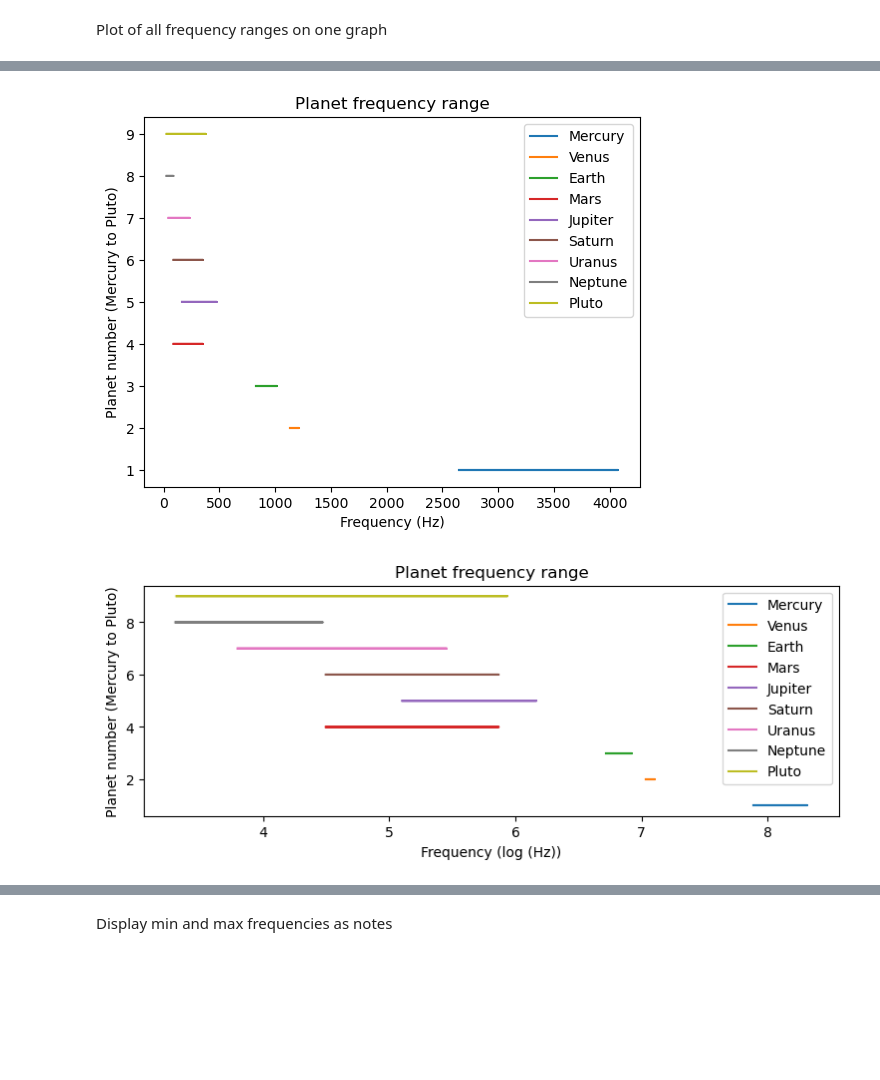
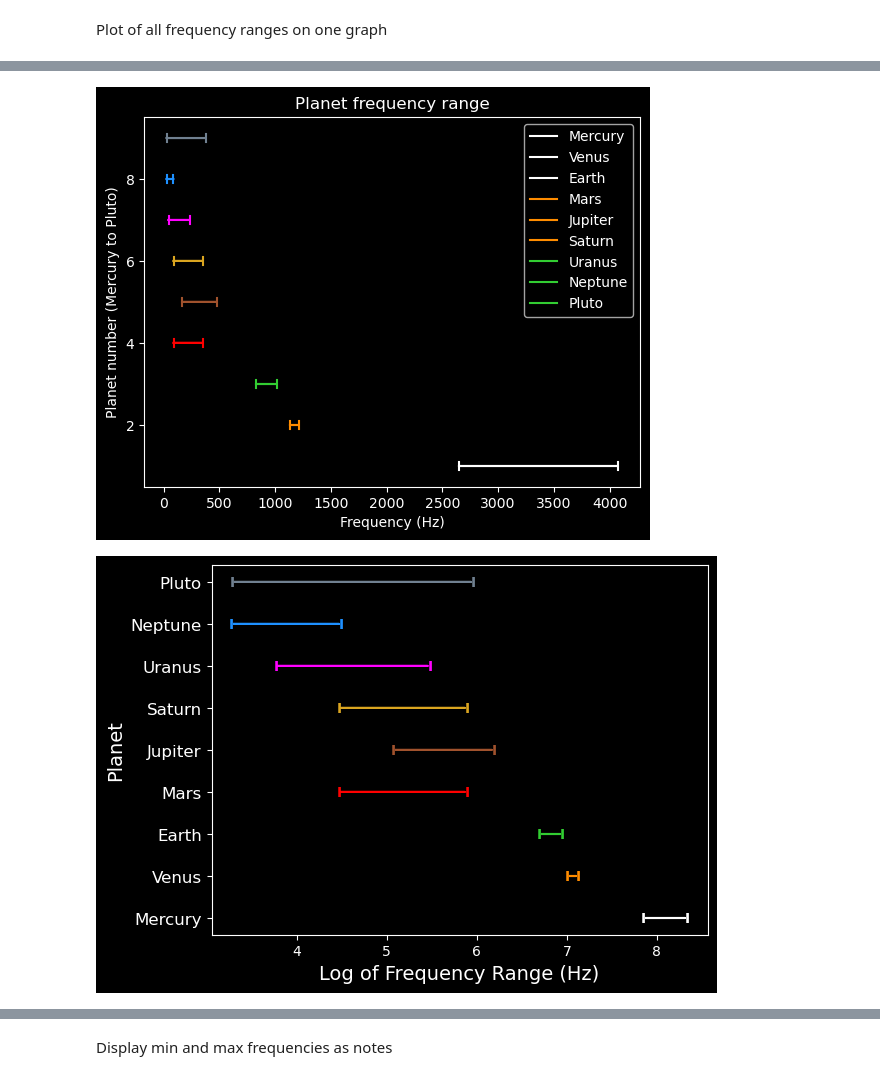
Before and after one commit to neil-power/music_of_the_spheres, a Jupyter notebook: group project.ipynb, the cells around one changed output, grey strips where cells are left out. Drawn from its saved outputs; the diff is of its cells as text; code cells hidden in the pictures; blank space fills up the shorter version.

Commit message:
Changed graph formatting

```diff
--- a/group project.ipynb
+++ b/group project.ipynb
@@ -150,6 +151,7 @@ plt.show()
 # %% [markdown]
 Plot planet-sun distance over time
 # %%
+plt.style.use('dark_background')
 for i,planet in enumerate(Planets):
     t,d = planet.plot_distance()
     t_total.append(t)
@@ -265,6 +267,7 @@ def midi_pitch_number(freq):
 # %% [markdown]
 Plotting range of frequencies achieved by each planet over its orbit
 # %%
+plt.style.use('dark_background')
 freq_total = []
 fig, axes = plt.subplots(3,3)
 
@@ -286,6 +289,7 @@ plt.show()
 # %% [markdown]
 Plot of all frequency ranges on one graph
 # %%
+plt.style.use('dark_background')
 for i,planet in enumerate(Planets):
     plt.plot(t_total[i],freq_total[i])
 
@@ -299,6 +303,10 @@ plt.show()
 # %%
+plt.style.use('dark_background')
+planet_colours = ["white","darkorange","limegreen","red","sienna","goldenrod","fuchsia","dodgerblue","slategrey"]
 for i,planet in enumerate(Planets):
-    plt.plot(freq_total[i],np.full(np.size(freq_total[i]),i+1))
+    plt.plot(freq_total[i],np.full(np.size(freq_total[i]),i+1),planet_colours[i])
+    plt.plot([np.min(freq_total[i]), np.min(freq_total[i]) ] ,[i+1+0.1,i+1-0.1],planet_colours[i])
+    plt.plot([np.max(freq_total[i]), np.max(freq_total[i]) ] ,[i+1+0.1,i+1-0.1],planet_colours[i])
 
 plt.title("Planet frequency range")
 plt.ylabel("Planet number (Mercury to Pluto)")
@@ -306,17 +314,28 @@ plt.xlabel("Frequency (Hz)")
 plt.legend(planet_names)
 plt.show()
 # %% [output]
-[figure, old version]
+[figure, new version]
 # %%
-plt.figure(figsize=(9,3))
+plt.style.use('dark_background')
 for i,planet in enumerate(Planets):
-    plt.plot(np.log(freq_total[i]),np.full(np.size(freq_total[i]),i+1))
+    #plt.plot(np.log(freq_total[i]),np.full(np.size(freq_total[i]),i+1),planet_colours[i])
+    #plt.plot([np.min(np.log(freq_total[i])), np.min(np.log(freq_total[i])) ] ,[i+1+0.1,i+1-0.1],planet_colours[i])
+    #plt.plot([np.max(np.log(freq_total[i])), np.max(np.log(freq_total[i])) ] ,[i+1+0.1,i+1-0.1],planet_colours[i])
 
-plt.title("Planet frequency range")
-plt.ylabel("Planet number (Mercury to Pluto)")
-plt.xlabel("Frequency (log (Hz))")
-plt.legend(planet_names)
+    plt.plot(np.log(freq_total[i]),np.full(np.size(freq_total[i]),planet.name),planet_colours[i])
+    #plt.plot([np.min(np.log(freq_total[i])), np.min(np.log(freq_total[i])) ] ,[planet.name,planet.name],planet_colours[i])
+    #plt.plot([np.max(np.log(freq_total[i])), np.max(np.log(freq_total[i])) ] ,[planet.name,planet.name],planet_colours[i])
+    plt.text(np.min(np.log(freq_total[i])),planet.name,"I",horizontalalignment='right', verticalalignment='center',color=planet_colours[i],fontweight="bold")
+    plt.text(np.max(np.log(freq_total[i])),planet.name,"I",horizontalalignment='left', verticalalignment='center',fontweight="bold",color=planet_colours[i])
+
+#plt.title("Frequency ranges of the Planets",fontsize=16)
+plt.xlabel("Log of Frequency Range (Hz)",fontsize=14)
+plt.ylabel("Planet",fontsize=14)
+plt.yticks(fontsize=12)
+#plt.legend(planet_names,fontsize=12)
+
+plt.savefig("Planet frequency range.png",dpi=250)
 plt.show()
 # %% [output]
-[figure, old version]
+[figure, new version]
 # %%
```
Also changed, not shown: parts of 6 cells of this notebook, 2 other files.
